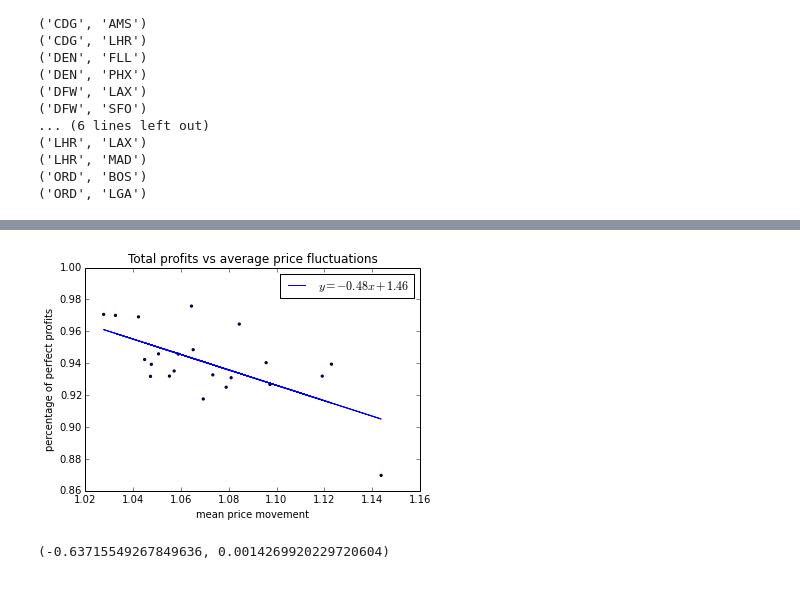
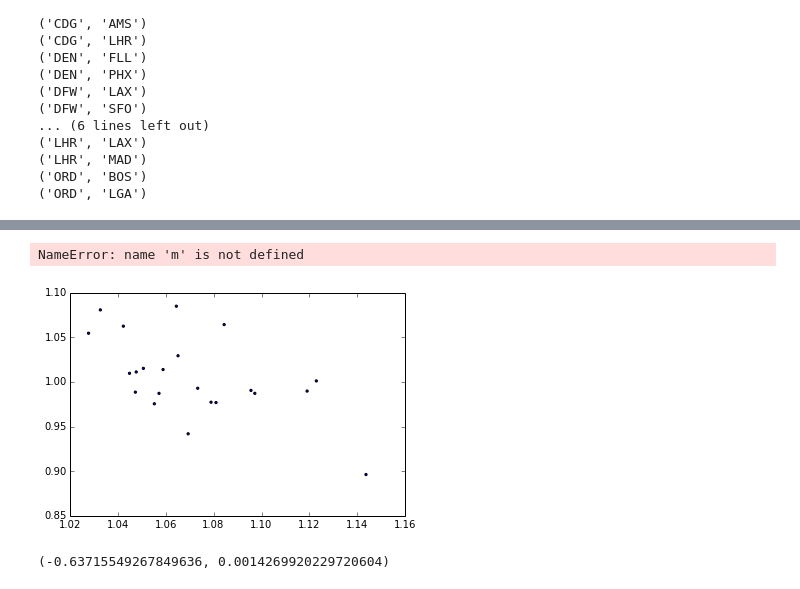
Before and after one commit to vankempen/Thesis, a Jupyter notebook: Simulation/Final simulation.ipynb, the cells around one changed output, grey strips where cells are left out. Cells and saved outputs as stored; diff of their text form; code cells hidden in the pictures.

```diff
--- a/Simulation/Final simulation.ipynb
+++ b/Simulation/Final simulation.ipynb
@@ -276,0 +315,2 @@ for pair in pairs:
+# %%
+res = ((weak_revs[:, 0]*weak_revs[:,-1])/(perf_revs[:, 0]*perf_revs[:,-1]))
@@ -276,0 +319,7 @@ for pair in pairs:
+# %%
+means = []
+
+for pair in pairs:
+    sim = Simulation(*pair, seller_accuracy='perfect', customer_accuracy=.2, arrival_rate=1, customer_RE='weak')
+    means.append(bottleneck.nanmean((sim.route_data.data[4, :])/(sim.route_data.data[2, :])))
+means = np.array(means)
@@ -283,22 +349,23 @@ plot(revs)
 a = []
 for pair in pairs:
     r = Route_Data(*pair)
-    a.append((r.get_changes(label='test')).mean().mean())
+    a.append((r.get_changes(label='training')).std().mean())
 a = np.array(a)
 # %%
-m, c = np.linalg.lstsq(A, np.array(strong05_revs)/np.array(perfect_revs))[0]
+m, c = np.linalg.lstsq(A, res)[0]
 # %%
 A = np.vstack([a, np.ones(len(a))]).T
 # %%
-scatter(a, np.array(strong05_revs)/np.array(perfect_revs), marker='.')
+scatter(a, np.array(revs_05)/np.array(revs), marker='.')
 plot(a, m*a+c, label=r'$y = %.2f x + %.2f$' %(m, c) )
 title('Total profits vs average price fluctuations')
 ylabel('percentage of perfect profits')
 xlabel('mean price movement')
 legend()
 savefig('/home/patrick/profitsVSpricefluctuations_strong_05s-20c', dpi=200)
 # %% [output]
+NameError: name 'm' is not defined
-[figure, old version]
+[figure, new version]
 # %%
 stats.pearsonr(a, np.array(strong05_revs)/np.array(perfect_revs))
 # %% [output]
```
Also changed, not shown: parts of 8 cells of this notebook, 3 other files.
